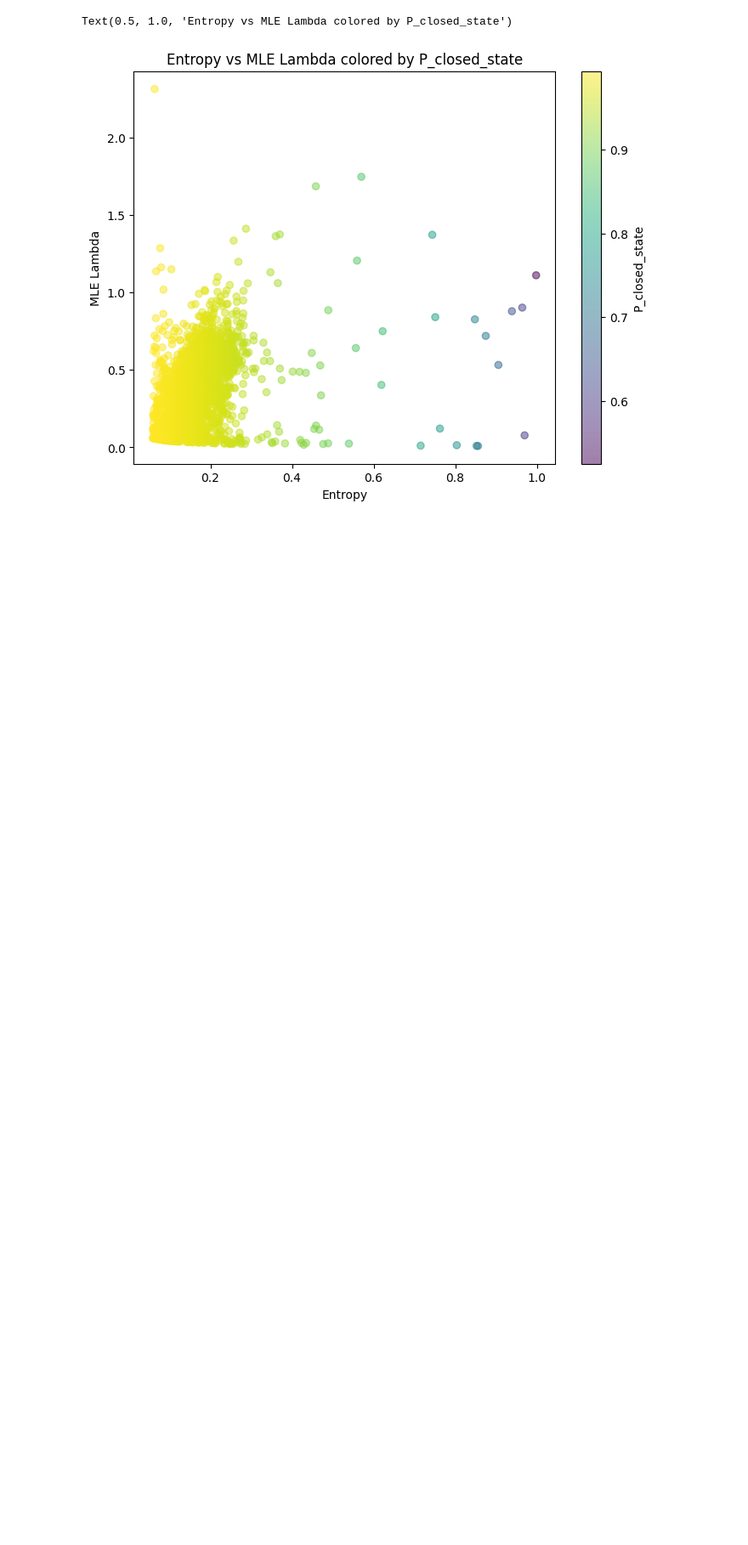
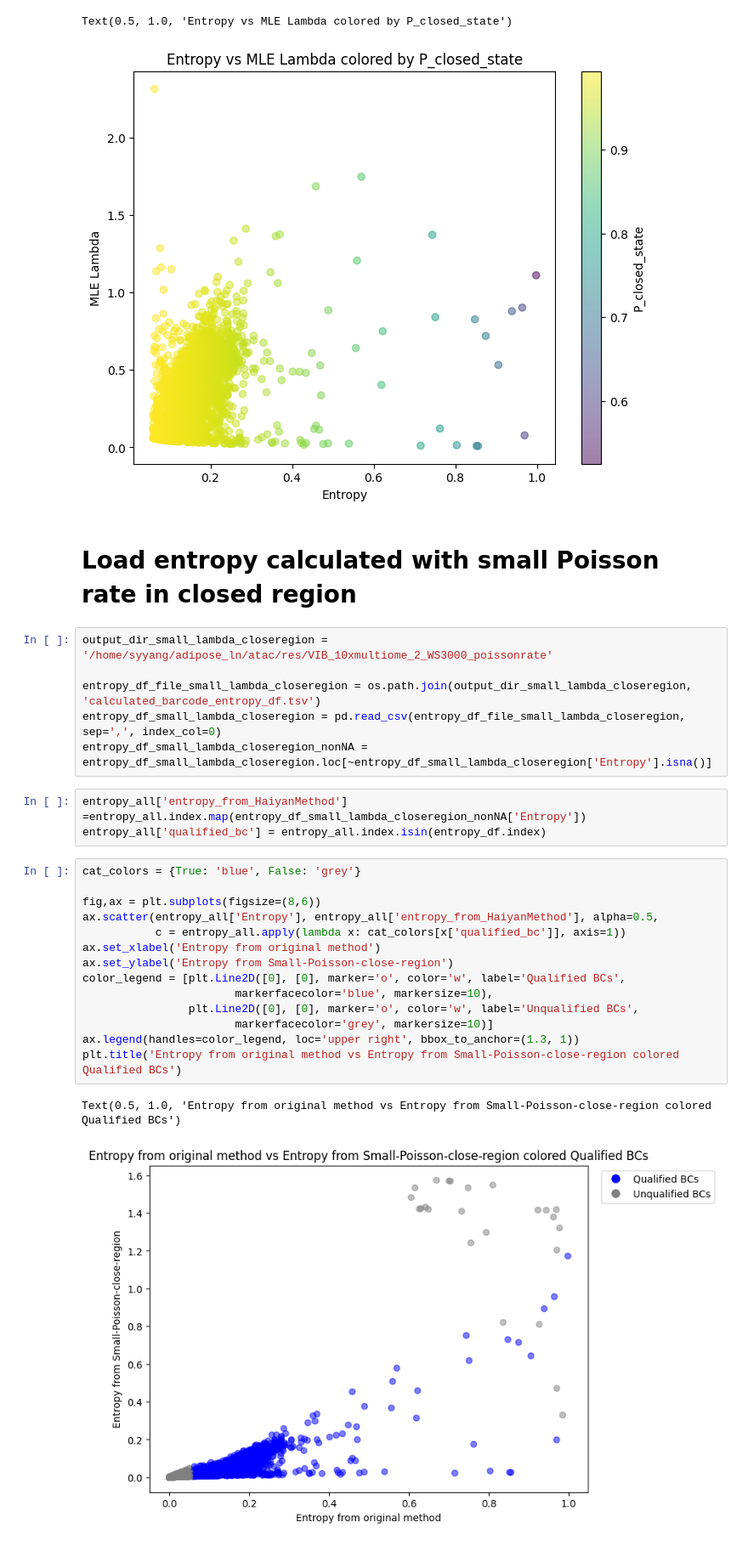
Before and after one commit to streetslab/SADE, a Jupyter notebook: EDA/theory2.ipynb, the cells around one changed output. Shown at 85% size. Cells and saved outputs as stored; diff of their text form; blank space fills up the shorter version.

Commit message:
Add analysis using small-poisson-rate on closed region

```diff
--- a/EDA/theory2.ipynb
+++ b/EDA/theory2.ipynb
@@ -107,3 +113,31 @@ plt.title('Entropy vs MLE Lambda colored by P_closed_state')
 # %% [output]
 Text(0.5, 1.0, 'Entropy vs MLE Lambda colored by P_closed_state')
 [figure]
+# %% [markdown]
+# Load entropy calculated with small Poisson rate in closed region
+# %%
+output_dir_small_lambda_closeregion = '/home/syyang/adipose_ln/atac/res/VIB_10xmultiome_2_WS3000_poissonrate'
+
+entropy_df_file_small_lambda_closeregion = os.path.join(output_dir_small_lambda_closeregion, 'calculated_barcode_entropy_df.tsv')
+entropy_df_small_lambda_closeregion = pd.read_csv(entropy_df_file_small_lambda_closeregion, sep=',', index_col=0)
+entropy_df_small_lambda_closeregion_nonNA = entropy_df_small_lambda_closeregion.loc[~entropy_df_small_lambda_closeregion['Entropy'].isna()]
+# %%
+entropy_all['entropy_from_HaiyanMethod'] =entropy_all.index.map(entropy_df_small_lambda_closeregion_nonNA['Entropy'])
+entropy_all['qualified_bc'] = entropy_all.index.isin(entropy_df.index)
+# %%
+cat_colors = {True: 'blue', False: 'grey'}
+
+fig,ax = plt.subplots(figsize=(8,6))
+ax.scatter(entropy_all['Entropy'], entropy_all['entropy_from_HaiyanMethod'], alpha=0.5,
+           c = entropy_all.apply(lambda x: cat_colors[x['qualified_bc']], axis=1))
+ax.set_xlabel('Entropy from original method')
+ax.set_ylabel('Entropy from Small-Poisson-close-region')
+color_legend = [plt.Line2D([0], [0], marker='o', color='w', label='Qualified BCs',
+                       markerfacecolor='blue', markersize=10),
+                plt.Line2D([0], [0], marker='o', color='w', label='Unqualified BCs',
+                       markerfacecolor='grey', markersize=10)]
+ax.legend(handles=color_legend, loc='upper right', bbox_to_anchor=(1.3, 1))
+plt.title('Entropy from original method vs Entropy from Small-Poisson-close-region colored Qualified BCs')
+# %% [output]
+Text(0.5, 1.0, 'Entropy from original method vs Entropy from Small-Poisson-close-region colored Qualified BCs')
+[figure, added]
```
Also changed, not shown: parts of 5 cells of this notebook.
